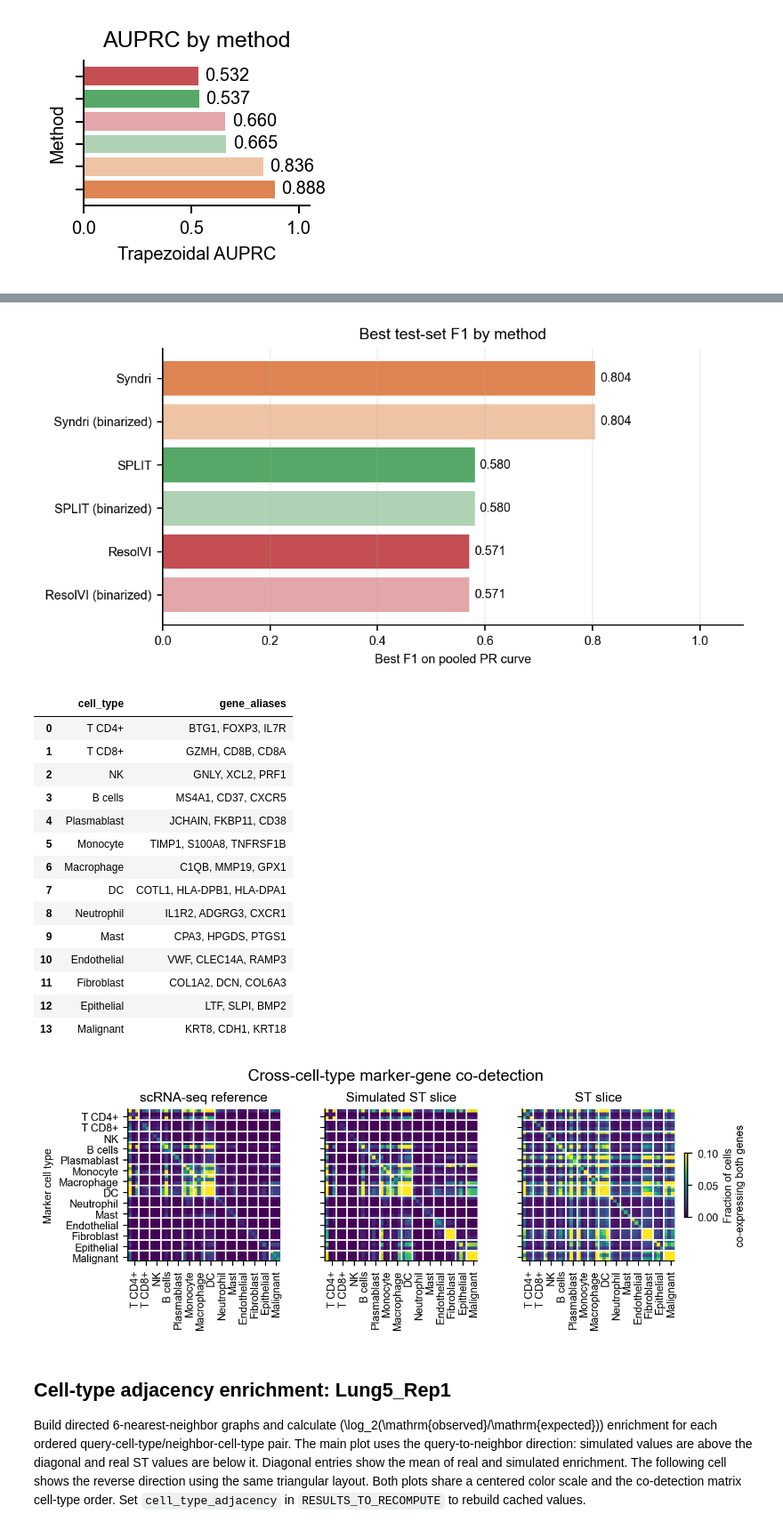
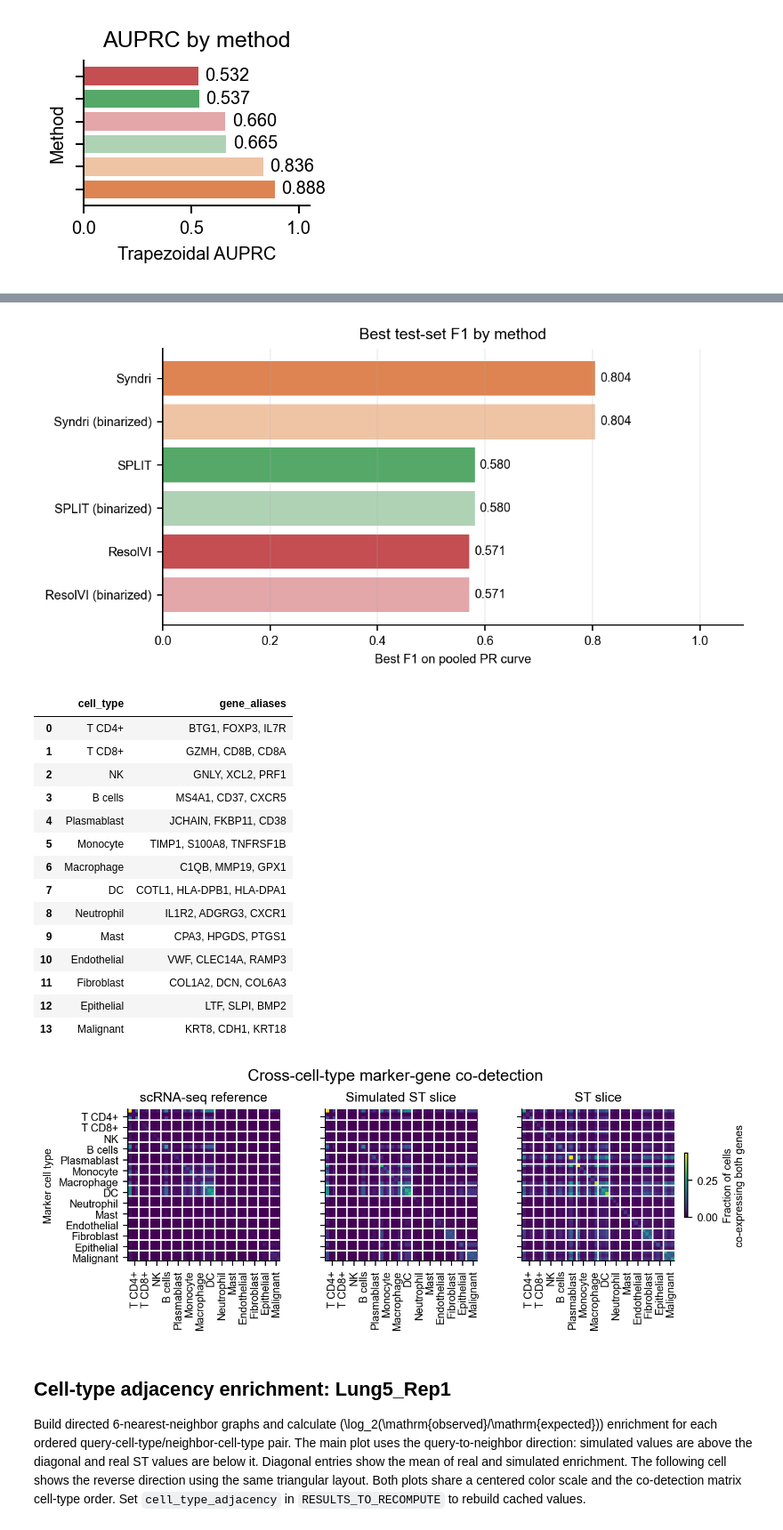
Before and after one commit to gkrieg/Syndri, a Jupyter notebook: figures/Figure3_SyndriSIM.ipynb, the cells around one changed output, grey strips where cells are left out. Shown at 89% size. Cells and saved outputs as stored; diff of their text form; code cells hidden in the pictures.

```diff
--- a/figures/Figure3_SyndriSIM.ipynb
+++ b/figures/Figure3_SyndriSIM.ipynb
@@ -1266,7 +1265,8 @@ try:
     fig, axes = plt.subplots(1, 3, figsize=(7.35, 2.8), dpi=180, constrained_layout=True)
     for ax, dataset_name in zip(axes, matrix_names):
         matrix = np.ma.masked_invalid(coexpression_matrices[dataset_name])
-        image = ax.imshow(matrix, cmap=cmap, vmin=0, vmax=.1, interpolation='nearest')
+        matrix = np.log(matrix+1)
+        image = ax.imshow(matrix, cmap=cmap, vmin=0, interpolation='nearest')
         ax.set_title(dataset_name, fontsize=10)
         ax.set_xticks(group_centers, cell_type_labels, rotation=90, ha='center', fontsize=8)
         ax.set_yticks(group_centers, cell_type_labels, fontsize=8)
@@ -1310,34 +1310,34 @@ try:
             bbox_inches='tight',
         )
     plt.show()
 finally:
     for adata in coexpression_adatas.values():
         adata.file.close()
 # %% [output]
 |  | method | best_f1 | best_score_threshold | average_precision |
 | 0 | Syndri | 0.804466 | 0.762290 | 0.888386 |
 | 1 | Syndri (binarized) | 0.804466 | 0.762290 | 0.708173 |
 | 2 | SPLIT | 0.580403 | 0.142894 | 0.533510 |
 | 3 | SPLIT (binarized) | 0.580403 | 0.142894 | 0.436269 |
 | 4 | ResolVI | 0.570669 | 0.047124 | 0.532381 |
 | 5 | ResolVI (binarized) | 0.570668 | 0.047124 | 0.425106 |
 [figure]
 |  | cell_type | gene_aliases |
 | 0 | T CD4+ | BTG1, FOXP3, IL7R |
 | 1 | T CD8+ | GZMH, CD8B, CD8A |
 | 2 | NK | GNLY, XCL2, PRF1 |
 | 3 | B cells | MS4A1, CD37, CXCR5 |
 | 4 | Plasmablast | JCHAIN, FKBP11, CD38 |
 | 5 | Monocyte | TIMP1, S100A8, TNFRSF1B |
 | 6 | Macrophage | C1QB, MMP19, GPX1 |
 | 7 | DC | COTL1, HLA-DPB1, HLA-DPA1 |
 | 8 | Neutrophil | IL1R2, ADGRG3, CXCR1 |
 | 9 | Mast | CPA3, HPGDS, PTGS1 |
 | 10 | Endothelial | VWF, CLEC14A, RAMP3 |
 | 11 | Fibroblast | COL1A2, DCN, COL6A3 |
 | 12 | Epithelial | LTF, SLPI, BMP2 |
 | 13 | Malignant | KRT8, CDH1, KRT18 |
-[figure, old version]
+[figure, new version]
 # %% [markdown]
 ## Cell-type adjacency enrichment: Lung5_Rep1
 Build directed 6-nearest-neighbor graphs and calculate \(\log_2(\mathrm{observed}/\mathrm{expected})\) enrichment for each ordered query-cell-type/neighbor-cell-type pair. The main plot uses the query-to-neighbor direction: simulated values are above the diagonal and real ST values are below it. Diagonal entries show the mean of real and simulated enrichment. The following cell shows the reverse direction using the same triangular layout. Both plots share a centered color scale and the co-detection matrix cell-type order. Set `cell_type_adjacency` in `RESULTS_TO_RECOMPUTE` to rebuild cached values.
```
Also changed, not shown: parts of 3 cells of this notebook, 43 other files.
